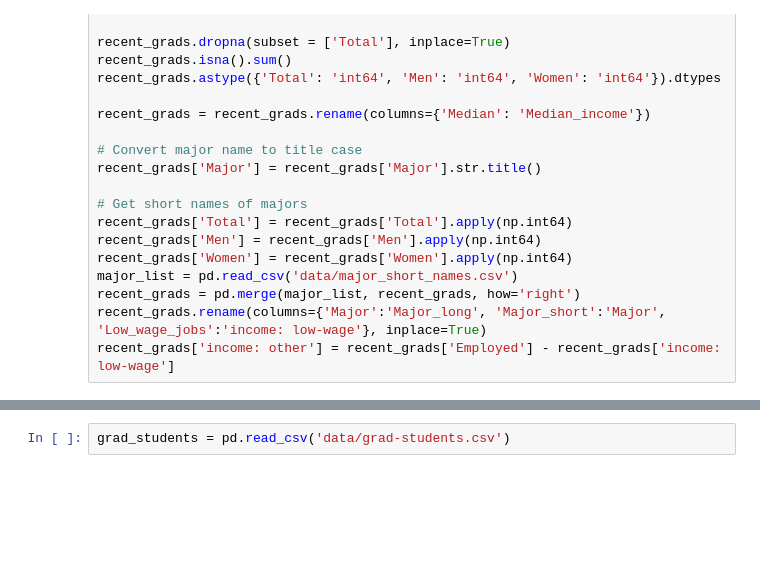
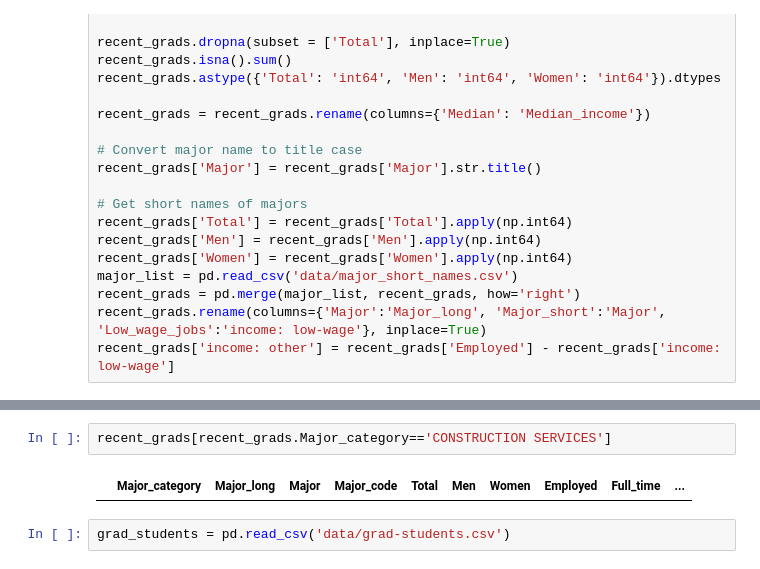
Before and after one commit to marcostorrework/marcostorrework.github.io, a Jupyter notebook: storyboard visualizations.ipynb, the cells around one changed output, grey strips where cells are left out. Cells and saved outputs as stored; diff of their text form; blank space fills up the shorter version.

```diff
--- a/storyboard visualizations.ipynb
+++ b/storyboard visualizations.ipynb
@@ -42,6 +42,10 @@ recent_grads.head()
 | 2 | Engineering | Metallurgical Engineering | Metallurgical Eng. | 2415 | 856 | 725 | 131 | 648 | 558 | ... |
 | 3 | Engineering | Naval Architecture And Marine Eng... | Naval Architecture & Marine Eng. | 2417 | 1258 | 1123 | 135 | 758 | 1069 | ... |
 | 4 | Engineering | Chemical Engineering | Chemical Eng. | 2405 | 32260 | 21239 | 11021 | 25694 | 23170 | ... |
+# %%
+recent_grads[recent_grads.Major_category=='CONSTRUCTION SERVICES']
+# %% [output]
+|  | Major_category | Major_long | Major | Major_code | Total | Men | Women | Employed | Full_time | ... |
 # %%
 grad_students = pd.read_csv('data/grad-students.csv')
 # %%
```
Also changed, not shown: parts of 5 cells of this notebook.
